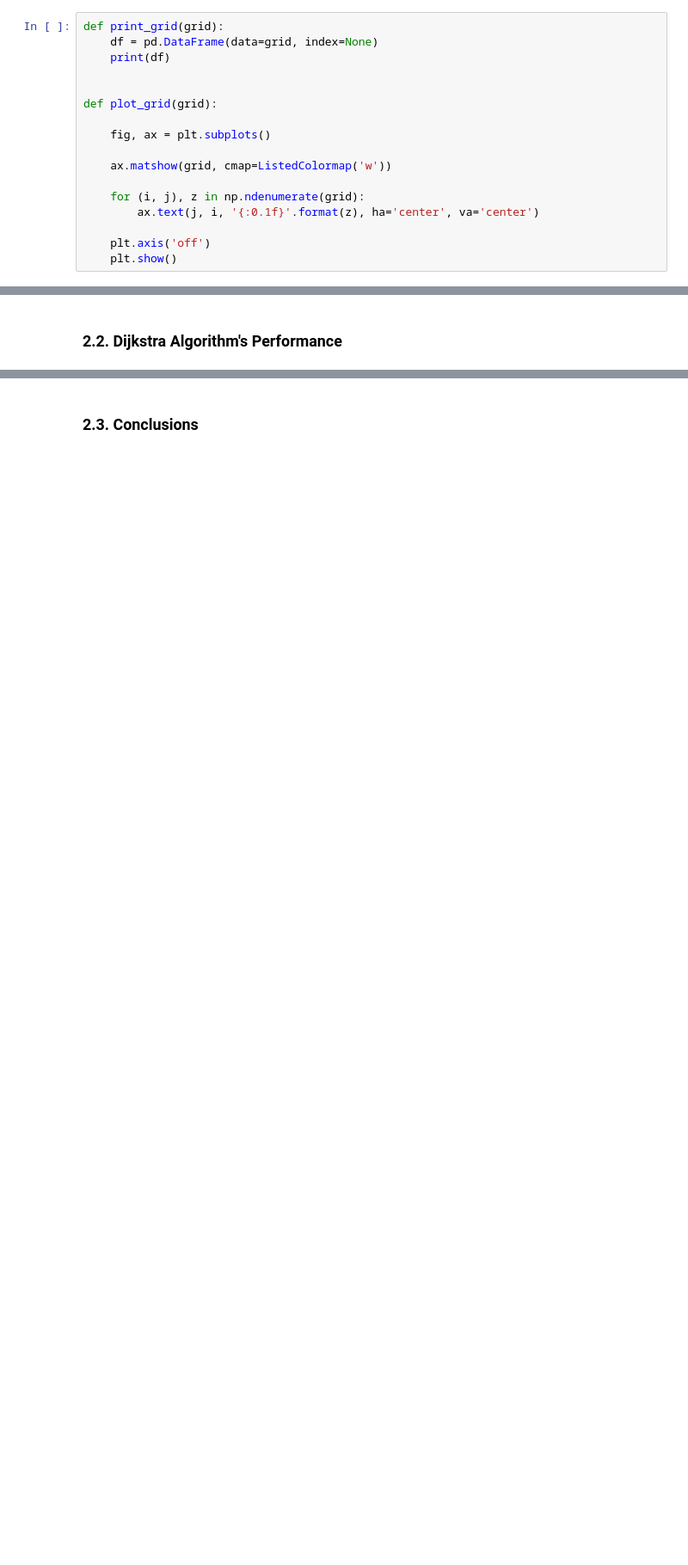
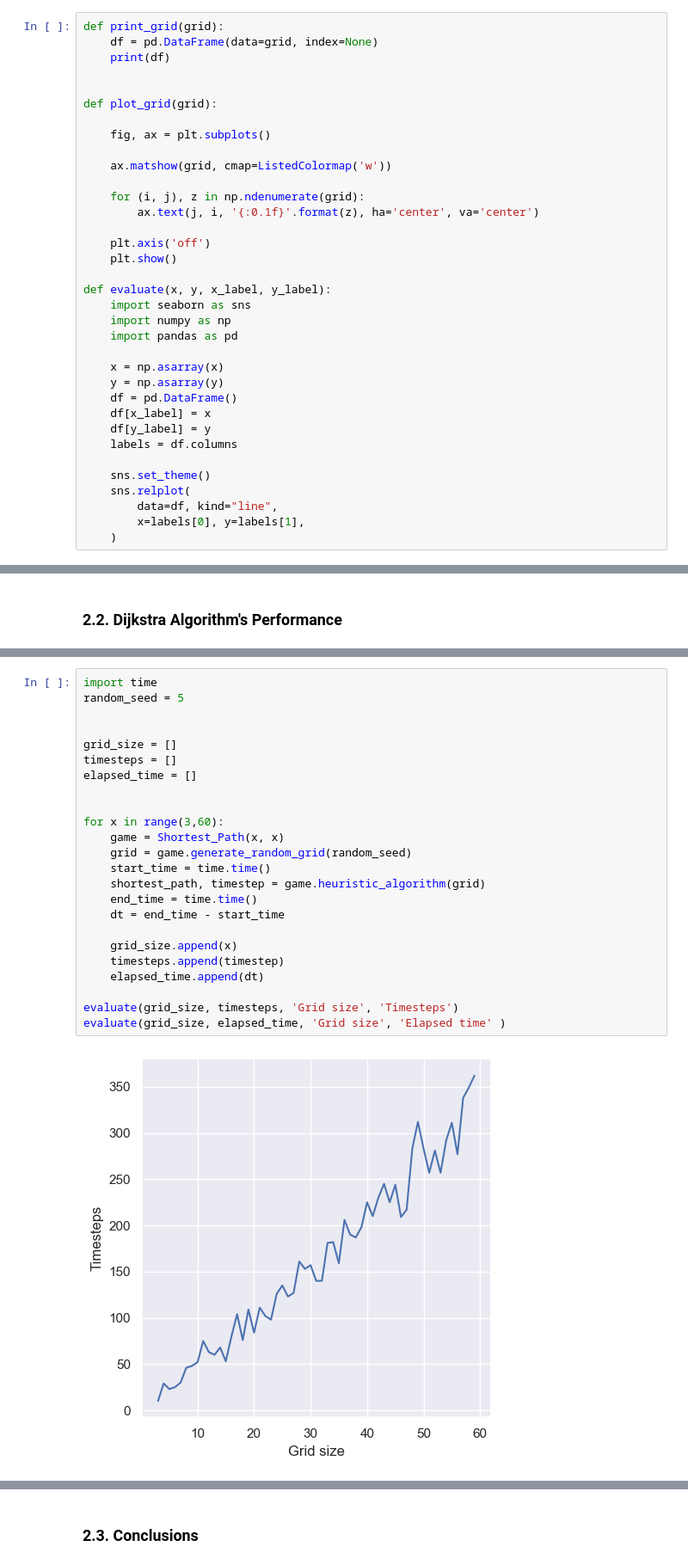
Before and after one commit to adcy358/CW, a Jupyter notebook: src/Task1/Analysis.ipynb, the cells around one changed output, grey strips where cells are left out. Shown at 86% size. Cells and saved outputs as stored; diff of their text form; blank space fills up the shorter version.

```diff
--- a/src/Task1/Analysis.ipynb
+++ b/src/Task1/Analysis.ipynb
@@ -80,6 +80,24 @@ def plot_grid(grid):
 
     plt.axis('off')
     plt.show()
+
+def evaluate(x, y, x_label, y_label):
+    import seaborn as sns
+    import numpy as np
+    import pandas as pd
+
+    x = np.asarray(x)
+    y = np.asarray(y)
+    df = pd.DataFrame()
+    df[x_label] = x
+    df[y_label] = y
+    labels = df.columns
+
+    sns.set_theme()
+    sns.relplot(
+        data=df, kind="line",
+        x=labels[0], y=labels[1],
+    )
 # %%
 #We create an instant of the class Shortest_Path, including the heuristic_algorithm and dijkstra_algorithm methods.
 game = Shortest_Path(4, 4)
@@ -223,0 +246,26 @@ This design fault also leads to issues in finding the shortest path when the age
+# %%
+import time
+random_seed = 5
+
+
+grid_size = []
+timesteps = []
+elapsed_time = []
+
+
+for x in range(3,60):
+    game = Shortest_Path(x, x)
+    grid = game.generate_random_grid(random_seed)
+    start_time = time.time()
+    shortest_path, timestep = game.heuristic_algorithm(grid)
+    end_time = time.time()
+    dt = end_time - start_time
+
+    grid_size.append(x)
+    timesteps.append(timestep)
+    elapsed_time.append(dt)
+
+evaluate(grid_size, timesteps, 'Grid size', 'Timesteps')
+evaluate(grid_size, elapsed_time, 'Grid size', 'Elapsed time' )
+# %% [output]
+[figure, added]
```
Also changed, not shown: parts of 9 cells of this notebook, 3 other files.
